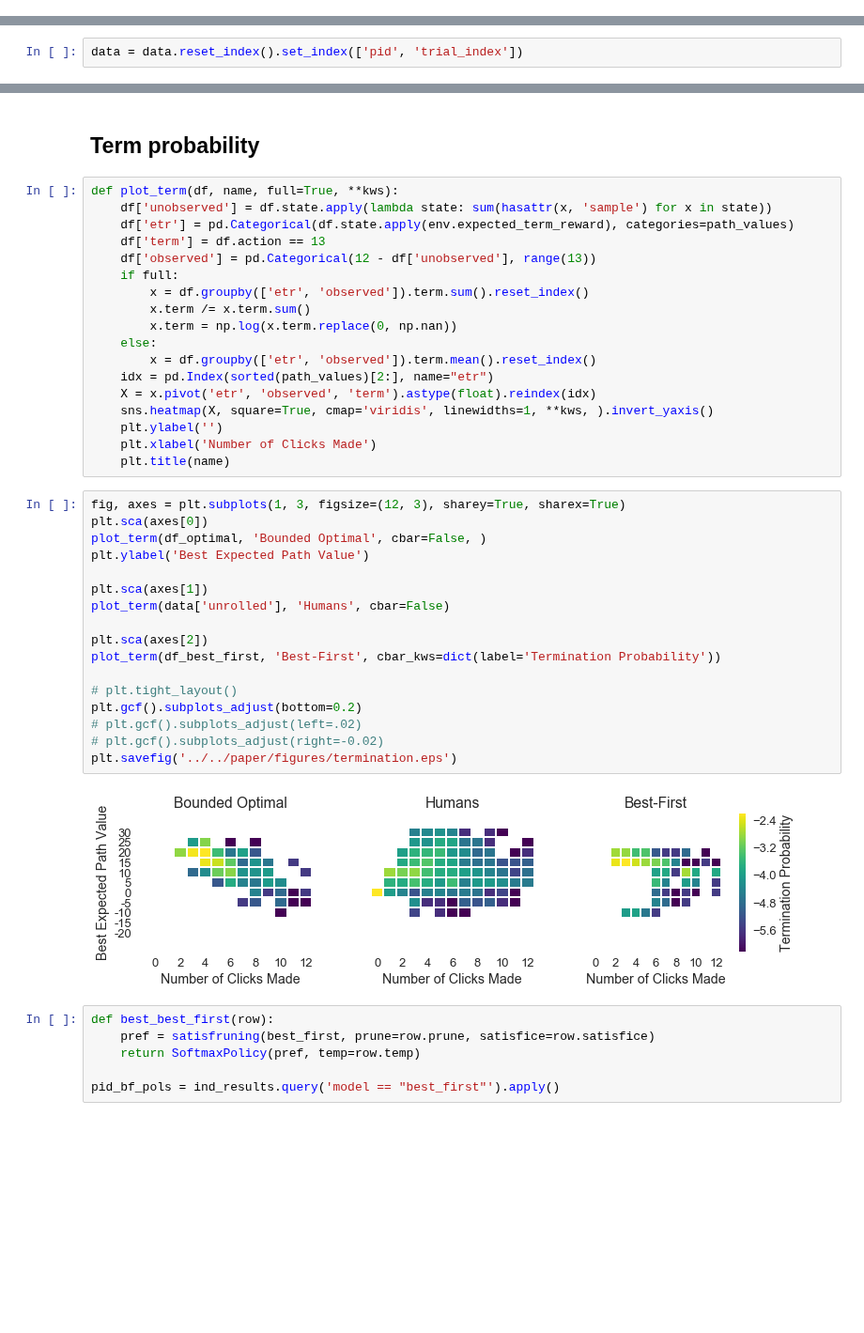
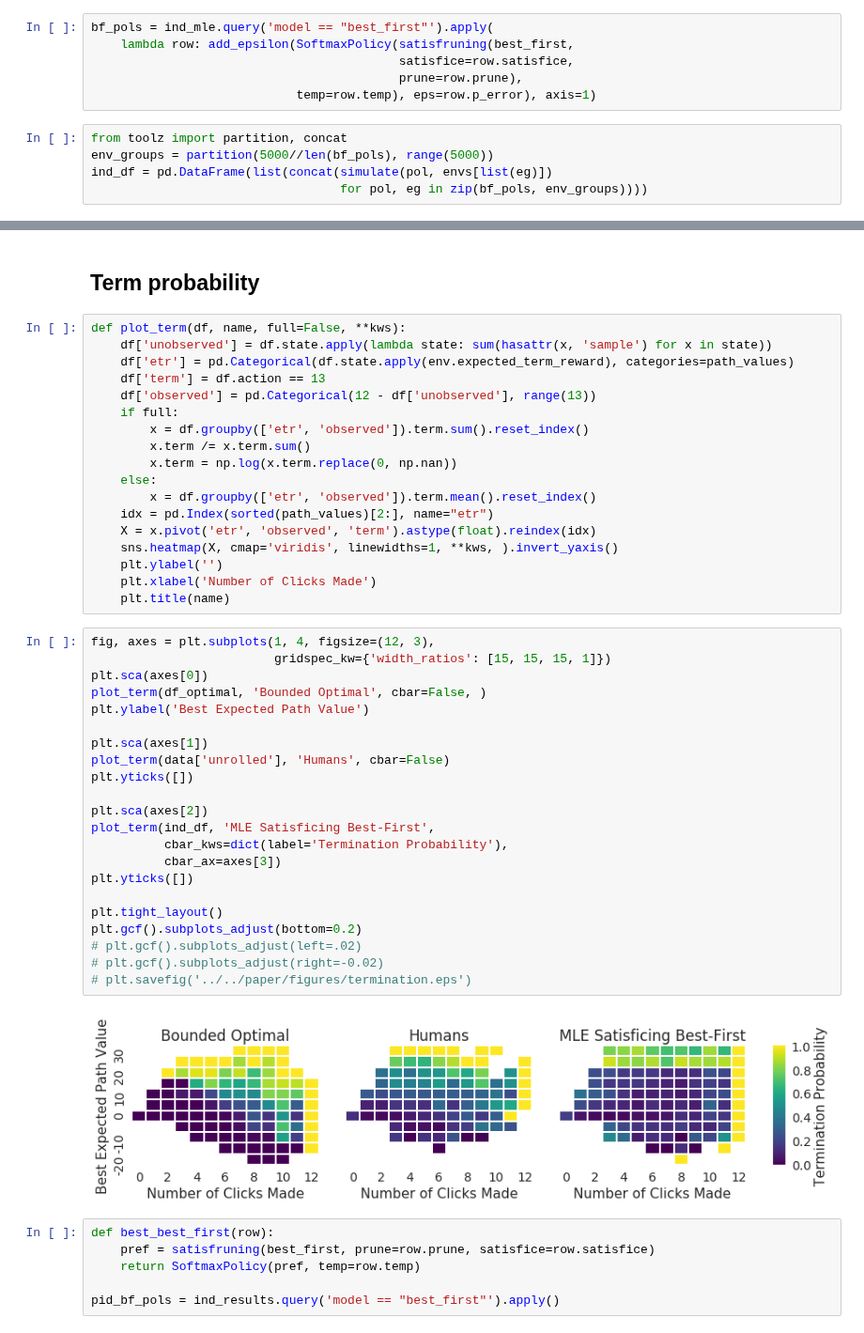
Before and after one commit to fredcallaway/planning, a Jupyter notebook: python/model_comparison.ipynb, the cells around one changed output, grey strips where cells are left out. Shown at 94% size. Cells and saved outputs as stored; diff of their text form; blank space fills up the shorter version.

Commit message:
continued modeling (who knows what?)

```diff
--- a/python/model_comparison.ipynb
+++ b/python/model_comparison.ipynb
@@ -427,3 +377,14 @@ Running rollouts of the optimal policy on 200 randomly selected environments.
+# %%
+bf_pols = ind_mle.query('model == "best_first"').apply(
+    lambda row: add_epsilon(SoftmaxPolicy(satisfruning(best_first,
+                                          satisfice=row.satisfice,
+                                          prune=row.prune),
+                            temp=row.temp), eps=row.p_error), axis=1)
+# %%
+from toolz import partition, concat
+env_groups = partition(5000//len(bf_pols), range(5000))
+ind_df = pd.DataFrame(list(concat(simulate(pol, envs[list(eg)])
+                                  for pol, eg in zip(bf_pols, env_groups))))
 # %%
 from agents import run_episode
 def simulate(policy, envs, seed=None, repeat=1):
@@ -481,2 +444,0 @@ comp_results = pd.DataFrame(fit_models())
-# %%
-data = data.reset_index().set_index(['pid', 'trial_index'])
@@ -544,7 +486,7 @@ ind_results['pp'] = np.exp(ind_results.logp / ind_results.N)
 # %% [markdown]
 ## Term probability
 # %%
-def plot_term(df, name, full=True, **kws):
+def plot_term(df, name, full=False, **kws):
     df['unobserved'] = df.state.apply(lambda state: sum(hasattr(x, 'sample') for x in state))
     df['etr'] = pd.Categorical(df.state.apply(env.expected_term_reward), categories=path_values)
     df['term'] = df.action == 13
@@ -557,29 +499,34 @@ def plot_term(df, name, full=True, **kws):
         x = df.groupby(['etr', 'observed']).term.mean().reset_index()
     idx = pd.Index(sorted(path_values)[2:], name="etr")
     X = x.pivot('etr', 'observed', 'term').astype(float).reindex(idx)
-    sns.heatmap(X, square=True, cmap='viridis', linewidths=1, **kws, ).invert_yaxis()
+    sns.heatmap(X, cmap='viridis', linewidths=1, **kws, ).invert_yaxis()
     plt.ylabel('')
     plt.xlabel('Number of Clicks Made')
     plt.title(name)
 # %%
-fig, axes = plt.subplots(1, 3, figsize=(12, 3), sharey=True, sharex=True)
+fig, axes = plt.subplots(1, 4, figsize=(12, 3),
+                         gridspec_kw={'width_ratios': [15, 15, 15, 1]})
 plt.sca(axes[0])
 plot_term(df_optimal, 'Bounded Optimal', cbar=False, )
 plt.ylabel('Best Expected Path Value')
 
 plt.sca(axes[1])
 plot_term(data['unrolled'], 'Humans', cbar=False)
+plt.yticks([])
 
 plt.sca(axes[2])
-plot_term(df_best_first, 'Best-First', cbar_kws=dict(label='Termination Probability'))
+plot_term(ind_df, 'MLE Satisficing Best-First',
+          cbar_kws=dict(label='Termination Probability'),
+          cbar_ax=axes[3])
+plt.yticks([])
 
-# plt.tight_layout()
+plt.tight_layout()
 plt.gcf().subplots_adjust(bottom=0.2)
 # plt.gcf().subplots_adjust(left=.02)
 # plt.gcf().subplots_adjust(right=-0.02)
-plt.savefig('../../paper/figures/termination.eps')
+# plt.savefig('../../paper/figures/termination.eps')
 # %% [output]
-[figure, old version]
+[figure, new version]
 # %%
 def best_best_first(row):
     pref = satisfruning(best_first, prune=row.prune, satisfice=row.satisfice)
```
Also changed, not shown: parts of 39 cells of this notebook, 1 other file.
